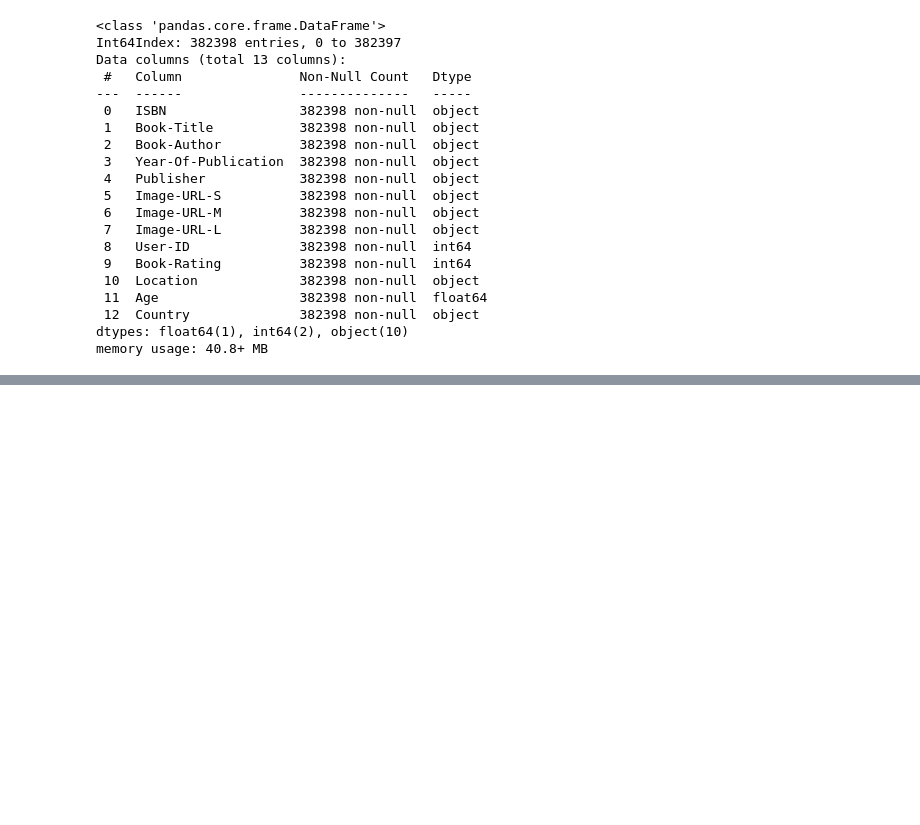
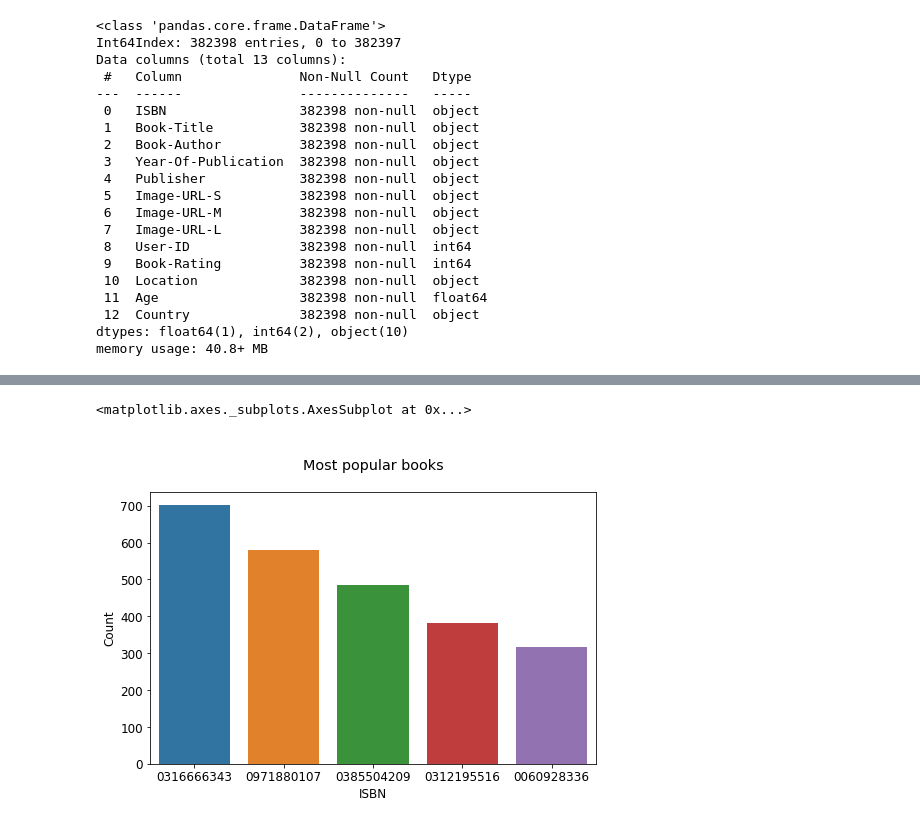
Before and after one commit to ghanalk1/Book-Recommendation-System, a Jupyter notebook: Rough_brs.ipynb, the cells around one changed output, grey strips where cells are left out. Drawn from its saved outputs; the diff is of its cells as text; code cells hidden in the pictures; blank space fills up the shorter version.

```diff
--- a/Rough_brs.ipynb
+++ b/Rough_brs.ipynb
@@ -613,0 +690,13 @@ memory usage: 40.8+ MB
+# %%
+# top 5 most popular books
+
+popular = df.groupby('ISBN')['Book-Rating'].count().reset_index().sort_values(by='Book-Rating', ascending=False)[:5]
+popular.columns = ['ISBN', 'Count']
+
+plt.figure(figsize=[8, 5])
+plt.rc('font', size=12)
+plt.title('\nMost popular books\n')
+sns.barplot(data=popular, x='ISBN', y='Count')
+# %% [output]
+<matplotlib.axes._subplots.AxesSubplot at 0x...>
+[figure, added]
```
Also changed, not shown: parts of 20 cells of this notebook.
